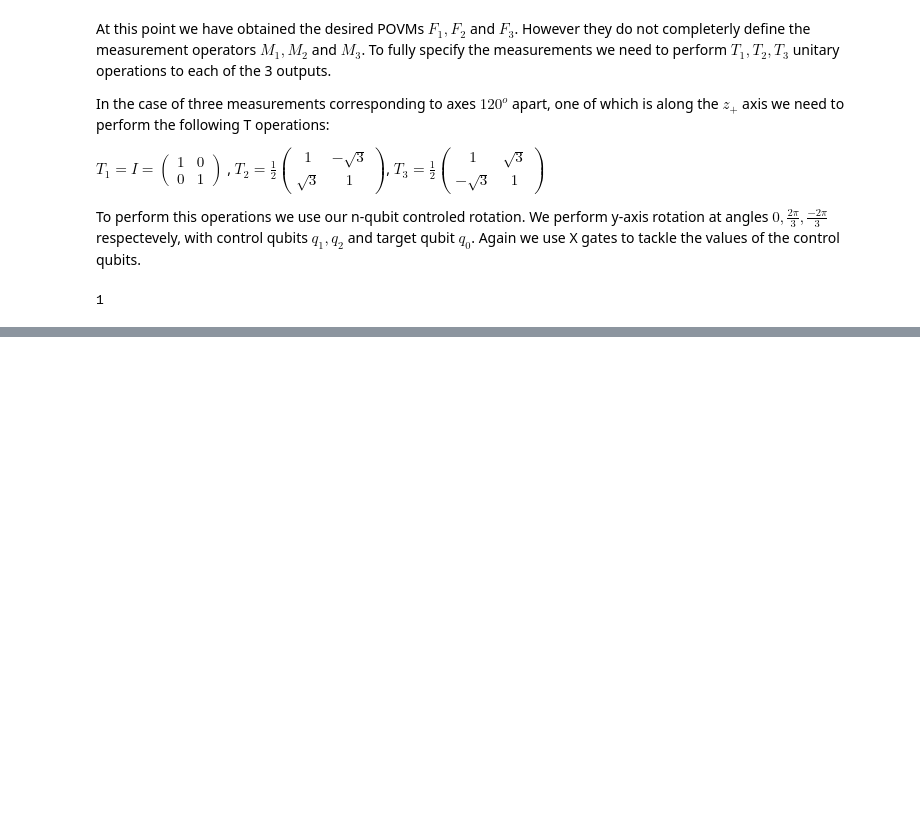
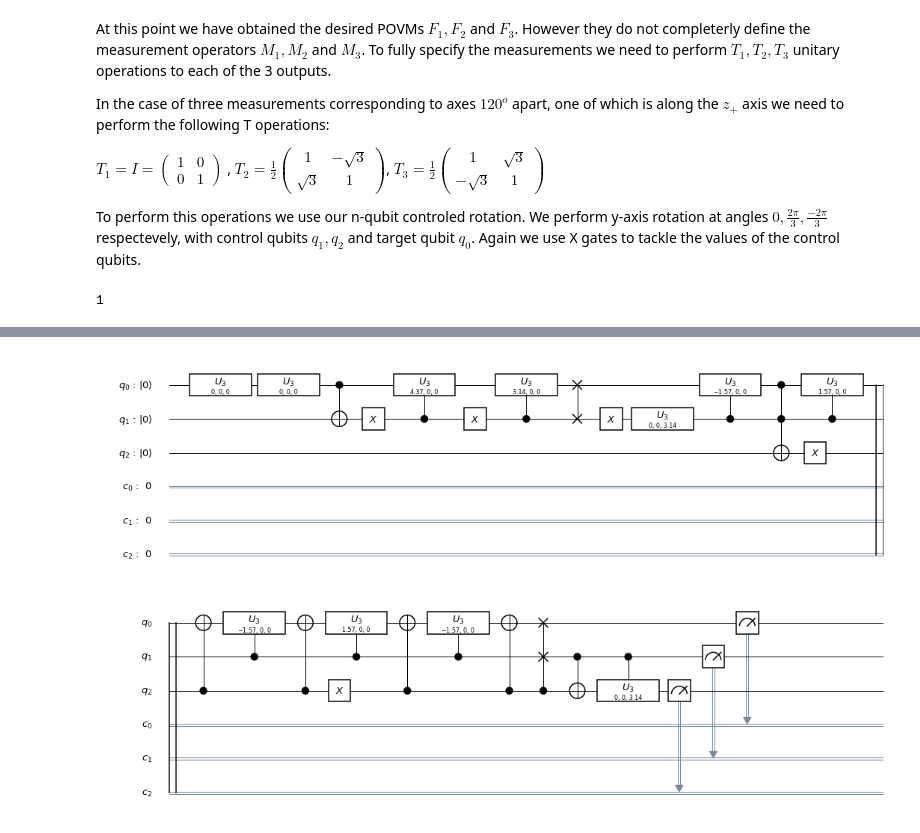
Before and after one commit to JordanovSJ/qiskit, a Jupyter notebook: Anhert_Payne/Anhert and Payne POVMs.ipynb, the cells around one changed output, grey strips where cells are left out. Drawn from its saved outputs; the diff is of its cells as text; code cells hidden in the pictures; blank space fills up the shorter version.

```diff
--- a/Anhert_Payne/Anhert and Payne POVMs.ipynb
+++ b/Anhert_Payne/Anhert and Payne POVMs.ipynb
@@ -373,7 +449,7 @@ nCU1('y', -2*pi/3, qc, [q[1], q[2]], q[0] )  # changee???
 # Add Measurements
 
 # Create a Classical Register with 3 bits.
-c = ClassicalRegister(4, 'c')
+c = ClassicalRegister(3, 'c')
 # Create a Quantum Circuit
 meas = QuantumCircuit(q, c)
 meas.barrier(q)
@@ -384,4 +460,5 @@ meas.measure(q,c)
 # the addition operator.
 qc = qc+meas
 
-# circuit_drawer(qc)
+circuit_drawer(qc)
+# %% [output]
@@ -388,3 +466,4 @@ qc = qc+meas
+[figure, added]
 # %%
 # Run the quantum circuit on a simulator backend
 backend = Aer.get_backend('qasm_simulator')
```
Also changed, not shown: parts of 15 cells of this notebook.
